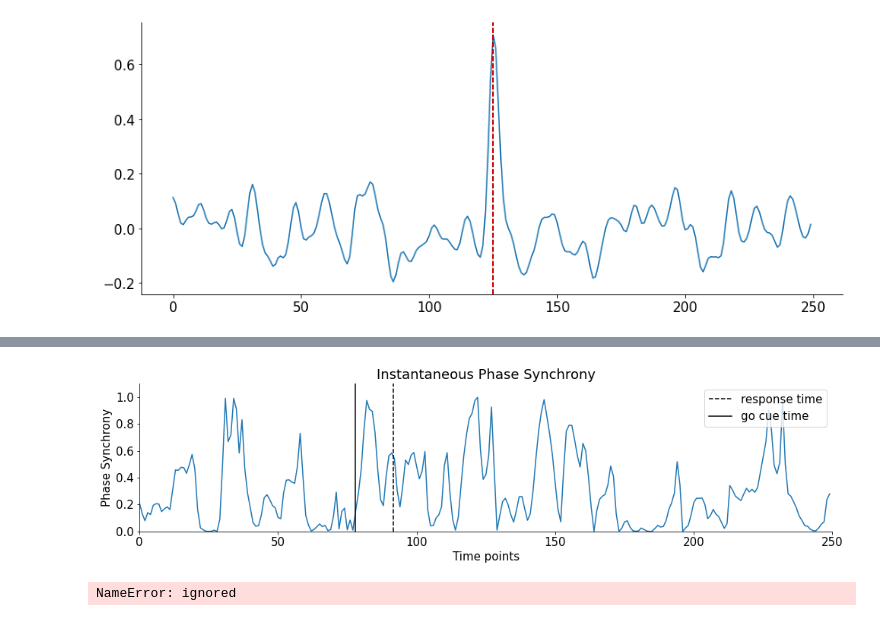
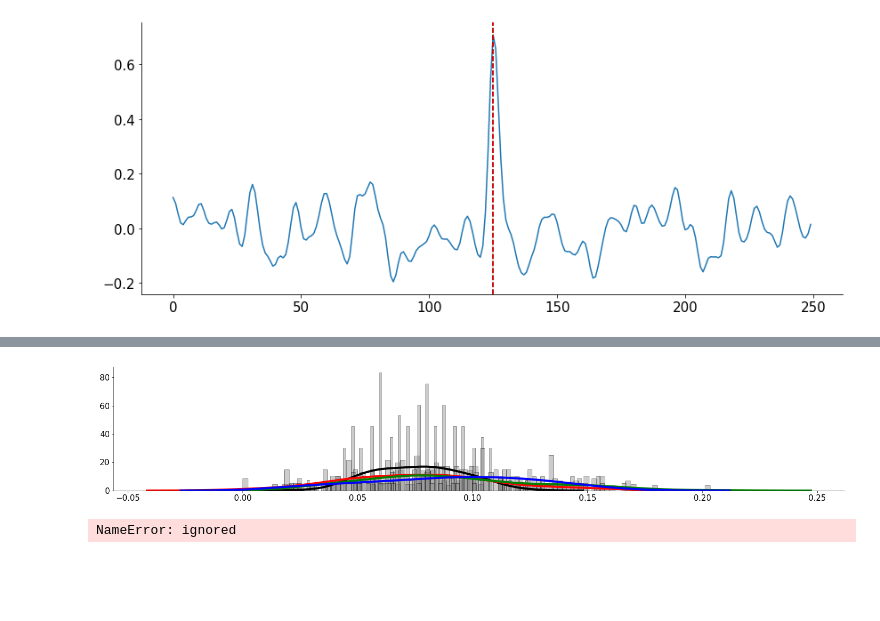
Before and after one commit to Neurocoders/AttentionProject, a Jupyter notebook: Copy_of_load_steinmetz_data_V2.ipynb, the cells around one changed output, grey strips where cells are left out. Cells and saved outputs as stored; diff of their text form; code cells hidden in the pictures; blank space fills up the shorter version.

Commit message:
Added peak counting and histogram plots for phase sync

```diff
--- a/Copy_of_load_steinmetz_data_V2.ipynb
+++ b/Copy_of_load_steinmetz_data_V2.ipynb
@@ -824,12 +810,33 @@ signal.find_peaks(ps2[2], height=0.6)
 # %%
-trial_num = 6
-area_name1 = dat_LFP['brain_area_lfp'][area1]
-area_name2 = dat_LFP['brain_area_lfp'][area2]
-smooth_sig1, smooth_sig2 = visualize_areas(data_LFP = dat_LFP,trial_num = trial_num,typ = "gaussian", win_len = 4,
-                 data_all = dat, fig_size = (18,10), area1 = area1, area2 = area2, passive = True) #gaussian is good
-ps3 = phase_synch( sig1 = smooth_sig1, sig2 = smooth_sig2, trial_num = trial_num, area1 = area_name1, area2 = area_name2, plot_ph = plots )
+peaks_p = np.zeros(110)
+for i in range(110):
+  area_name1 = dat_LFP['brain_area_lfp'][area1]
+  area_name2 = dat_LFP['brain_area_lfp'][area2]
+  smooth_sig1, smooth_sig2 = visualize_areas(data_LFP = dat_LFP,trial_num = i,typ = "gaussian", win_len = 4,
+                  data_all = dat, fig_size = (18,10), area1 = area1, area2 = area2, passive = True) #gaussian is good
+  ps = phase_synch( sig1 = smooth_sig1, sig2 = smooth_sig2, trial_num = i, area1 = area_name1, area2 = area_name2, plot_ph = plots )
+  end = 250
+  peaks_p[i] = len(signal.find_peaks(ps[2][:end], height=0.6)[0])/end
-# %% [output]
-[figure, removed]
+# %%
+plotter = peaks
+sns.distplot(peaks_p, hist=True, kde=True,  # plot histogram with kernel density
+             bins=80, color = 'gray',
+             hist_kws={'edgecolor':'black'},
+             kde_kws={'linewidth': 4, 'color': 'k'});
+sns.distplot(plotter[no_stim], hist=True, kde=True,  # plot histogram with kernel density
+             bins=80, color = 'gray',
+             hist_kws={'edgecolor':'black'},
+             kde_kws={'linewidth': 4, 'color': 'r'});
+sns.distplot(plotter[one_side_stim], hist=True, kde=True,  # plot histogram with kernel density
+             bins=80, color = 'gray',
+             hist_kws={'edgecolor':'black'},
+             kde_kws={'linewidth': 4, 'color': 'g'});
+sns.distplot(plotter[two_side_stim], hist=True, kde=True,  # plot histogram with kernel density
+             bins=80, color = 'gray',
+             hist_kws={'edgecolor':'black'},
+             kde_kws={'linewidth': 4, 'color': 'b'});
+# %% [output]
+[figure, added]
 # %%
 # Obtain powers of alpha and theta band for correct and incorrect trials for stimulus on one side
 correct_trials    = np.where(correct_one_side == True)[0]
```
Also changed, not shown: parts of 2 cells of this notebook.
